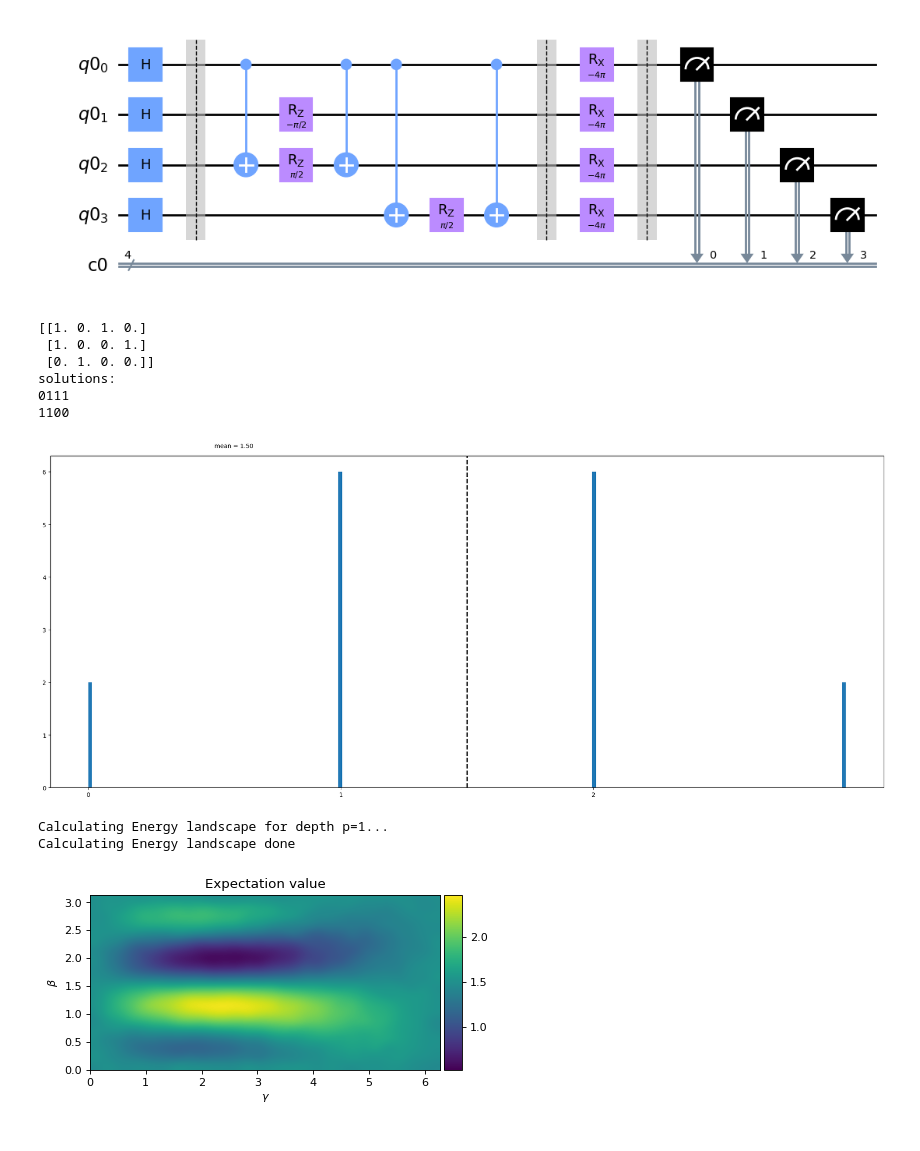
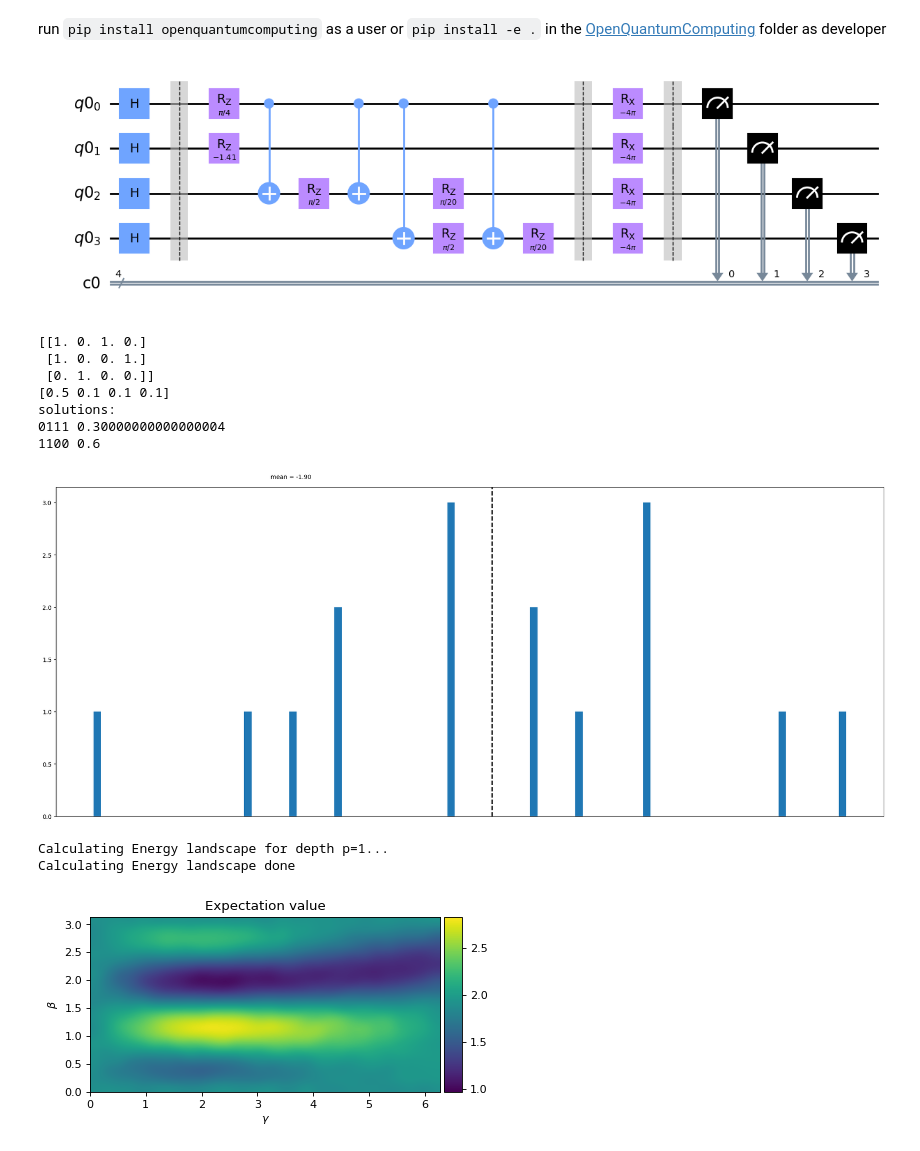
Before and after one commit to OpenQuantumComputing/optimization, a Jupyter notebook: ExactCover/ExactCover 4 2.ipynb, the cells around one changed output. Saved outputs shown, nothing was run; the diff lists cells and outputs as text; code cells hidden in the pictures.

````diff
--- a/ExactCover/ExactCover 4 2.ipynb
+++ b/ExactCover/ExactCover 4 2.ipynb
@@ -6 +1,3 @@ from openquantumcomputing.QAOAExactCover import QAOAExactCover
+# %% [markdown]
+run ```pip install openquantumcomputing``` as a user or ```pip install -e .``` in the [OpenQuantumComputing](https://github.com/OpenQuantumComputing/OpenQuantumComputing) folder as developer
 # %%
@@ -23,34 +20,36 @@ path_to_examples = "tailassignment_samples/"
 FR, CR, best_sol = load_FR_CR(path_to_examples + f'FRCR_{instances}_{flights}_{solutions}.txt')
 # %%
 params={'FR': FR}
+params['CR']= CR
 params['usebarrier']=True
 qaoaec = QAOAExactCover(params=params)
 qaoaec.createCircuit(np.array((np.pi,2*np.pi)),1).draw(output='mpl')
 # %% [output]
-[figure, old version]
+[figure, new version]
 # %%
 import itertools
 print(FR)
+print(CR)
 nL=FR.shape[1]
 print("solutions:")
 costs=[]
 for s in [''.join(i) for i in itertools.product('01', repeat =nL)]:
-    tmp=-qaoaec.cost(s)
-    costs.append(tmp)
-    if tmp==0:
-        print(s)
+    costs.append(-qaoaec.cost(s))
+    if qaoaec.isFeasible(s):
+        print(s, -qaoaec.cost(s))
 # %% [output]
 [[1. 0. 1. 0.]
  [1. 0. 0. 1.]
  [0. 1. 0. 0.]]
+[0.5 0.1 0.1 0.1]
 solutions:
-0111
-1100
+0111 0.30000000000000004
+1100 0.6
 # %%
 max_val=max(costs)
 
 pl.figure(figsize=(25,10))
-a=pl.hist(np.sort(costs), bins=200)
+a=pl.hist(np.sort(costs), bins=100)
 min_ylim, max_ylim = pl.ylim()
 max_ylim *=1.025
 mean=np.mean(costs)
@@ -58,7 +57,7 @@ pl.axvline(mean, color='k', linestyle='dashed', linewidth=2)
 a=pl.text(mean-1, max_ylim, 'mean = {:.2f}'.format(mean))
 a=pl.xticks(np.arange(0, max_val, step=1))
 # %% [output]
-[figure, old version]
+[figure, new version]
 # %%
 qasm_sim = Aer.get_backend('qasm_simulator')
 # %%
@@ -77,7 +76,7 @@ divider = make_axes_locatable(ax)
 cax = divider.append_axes("right", size="5%", pad=0.05)
 _=pl.colorbar(im, cax=cax)
 # %% [output]
-[figure, old version]
+[figure, new version]
 # %%
 f = pl.figure(figsize=(6, 6), dpi= 80, facecolor='w', edgecolor='k');
 _=pl.xlabel(r'$\gamma$')
````
Also changed, not shown: parts of 13 cells of this notebook, 2 other files.
